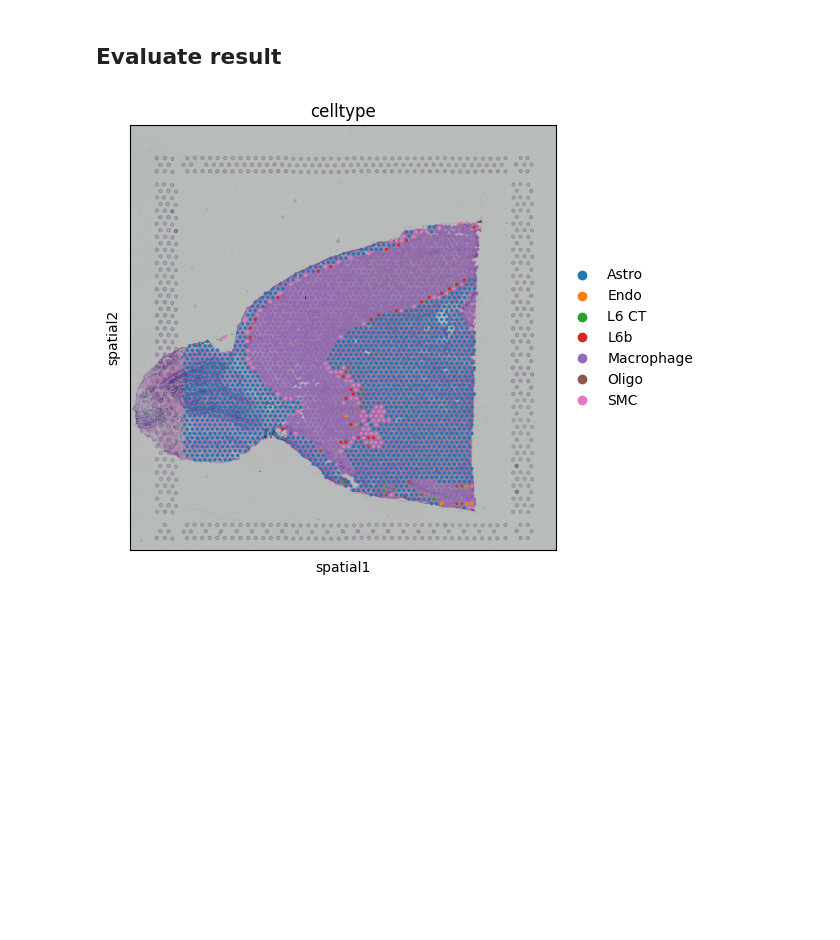
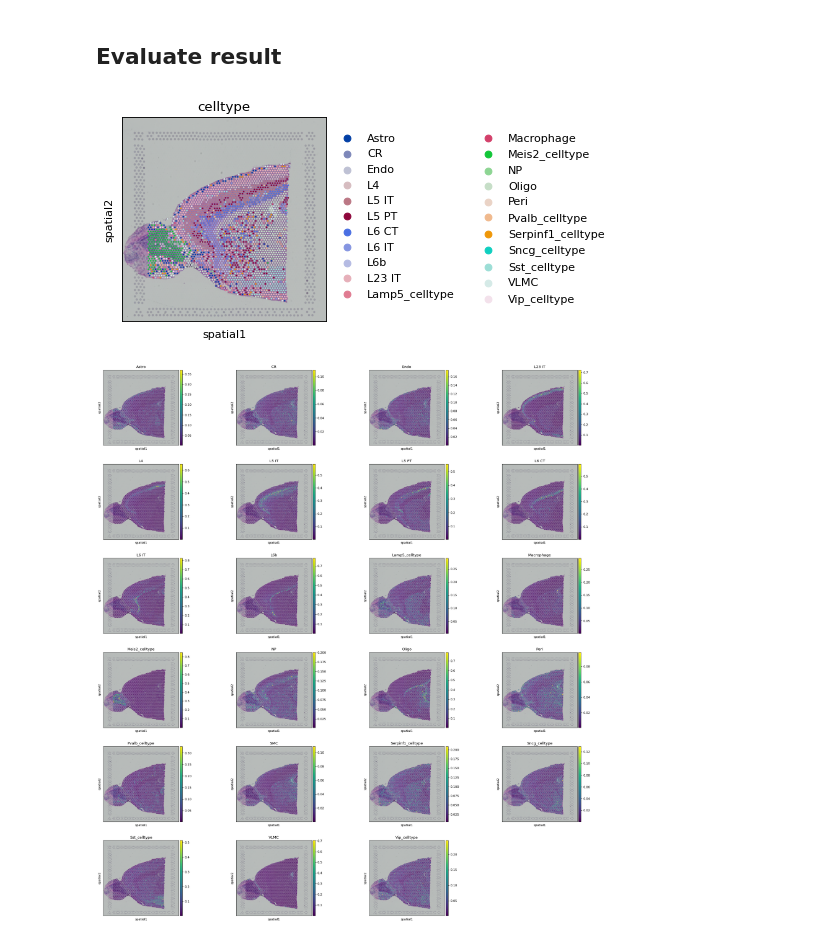
Before and after one commit to robinredX/DISSECT, a Jupyter notebook: test_pyg.ipynb, the cells around one changed output. Cells and saved outputs as stored; diff of their text form; code cells hidden in the pictures; blank space fills up the shorter version.

Commit message:
torch implementation of dissect works!

```diff
--- a/test_pyg.ipynb
+++ b/test_pyg.ipynb
@@ -71,3 +131,8 @@ model = DeconvolutionModel(net)
+# %%
+# setup callbacks
+checkpoint_callback = ModelCheckpoint(
+    monitor="train/total_loss", mode="min", save_last=True, dirpath="checkpoints"
+)
 # %%
 wandb.finish()
 wandb_mode = "online"
@@ -109,0 +172,3 @@ LOCAL_RANK: 0 - CUDA_VISIBLE_DEVICES: [0,1,2,3,4,5,6,7]
+# %%
+trainer.fit(model, train_loader, val_dataloaders=test_loader)
+wandb.finish()
@@ -112,0 +226,13 @@ print(summary)
+# %%
+# load weight matrices and overwrite model weights with them
+# load with pickle
+with open("experiment/model_0/trained_weights.pkl", "rb") as f:
+    trained_weights = pickle.load(f)
+weight_names = list(trained_weights.keys())
+for k, weight in enumerate(net.parameters()):
+    trained_weight = trained_weights[weight_names[k]].transpose()
+    print(weight.shape, trained_weight.shape)
+    assert weight.shape[0] == trained_weight.shape[0]
+    if len(weight.shape) == 2:
+        assert weight.shape[1] == trained_weight.shape[1]
+    weight.data = torch.from_numpy(trained_weight).float()
@@ -125,4 +269,0 @@ cell_type_indices = np.array(np.argmax(result[0], axis=1))
-# %%
-with open("experiment/datasets/celltypes.txt", "r") as f:
-    cell_type_list = f.readlines()
-cell_type_list = [x.strip() for x in cell_type_list][1::]
@@ -134,4 +270,16 @@ st_data.obs["celltype"] = cell_types
-# %%
-sq.pl.spatial_scatter(st_data, color=["celltype"])
-# %% [output]
-[figure, removed]
+# %%
+# extract max cell type per node
+cell_type_indices = np.array(np.argmax(result[0], axis=1))
+
+with open("experiment/datasets/celltypes.txt", "r") as f:
+    celltype_list = f.readlines()
+celltype_list = [x.strip() for x in celltype_list][1::]
+# map celltypes onto cdelltype list
+cell_types = [celltype_list[i] for i in cell_type_indices]
+# add new column to adata
+st_data.obs["celltype"] = cell_types
+
+sq.pl.spatial_scatter(st_data, color=["celltype"])
+del st_data.uns["celltype_colors"]
+# %% [output]
+[figure, added]
@@ -137,0 +293,6 @@ sq.pl.spatial_scatter(st_data, color=["celltype"])
+# %%
+predictions = pd.DataFrame(result[0], columns=celltype_list, index=st_data.obs.index)
+st_data.obs = pd.concat([st_data.obs, predictions], axis=1)
+sq.pl.spatial_scatter(st_data, color=celltype_list)
+# %% [output]
+[figure, added]
```
Also changed, not shown: parts of 25 cells of this notebook, 3 other files.
